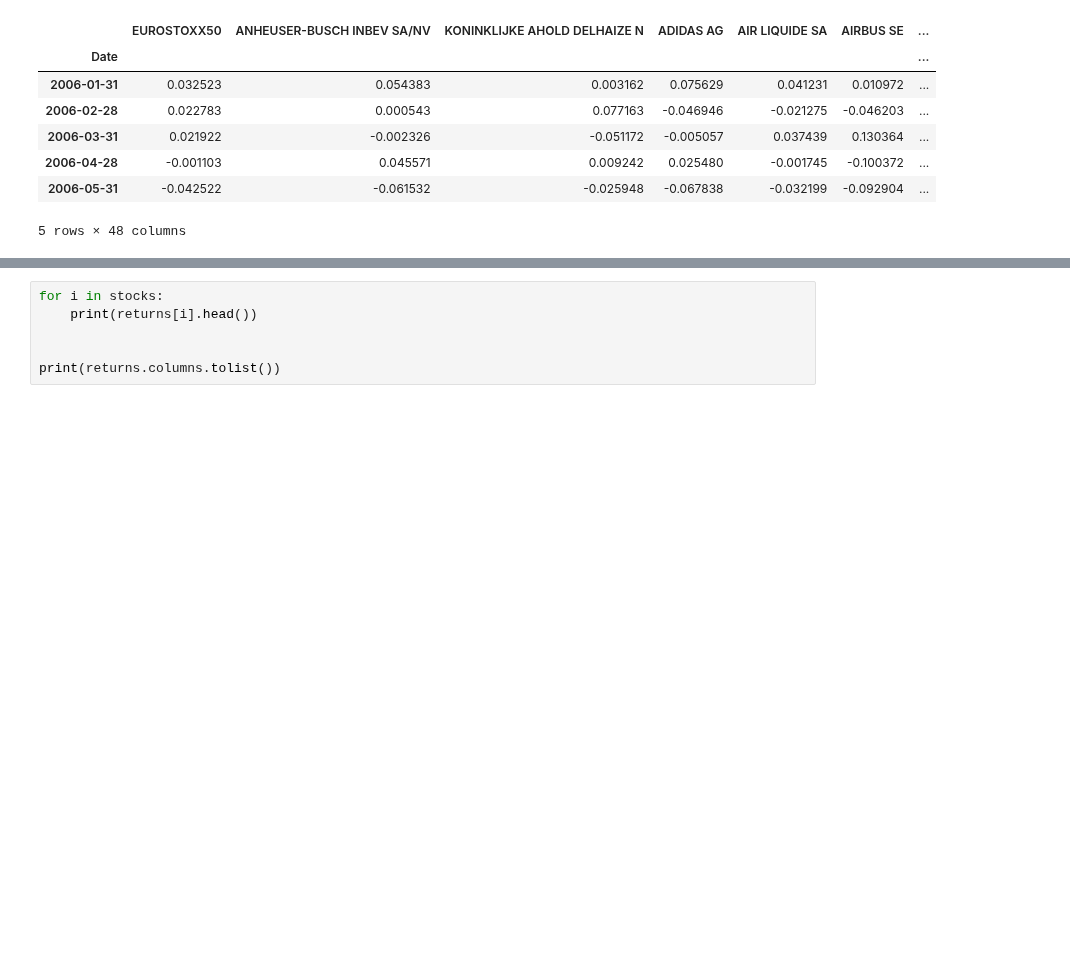
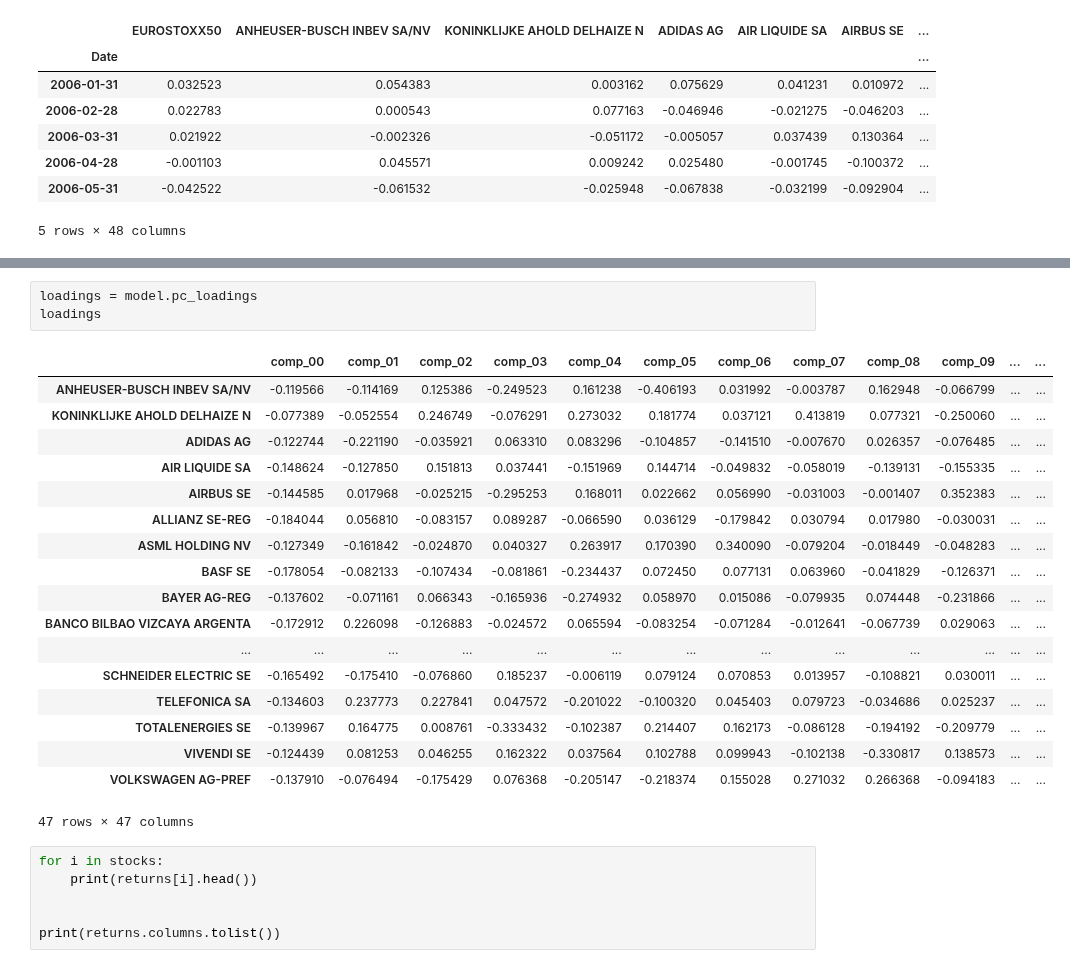
Before and after one commit to RomainCastellarnau/Financial-Econometrics-II, a Jupyter notebook: Code/core_portfolio.ipynb, the cells around one changed output, grey strips where cells are left out. Drawn from its saved outputs; the diff is of its cells as text; blank space fills up the shorter version.

```diff
--- a/Code/core_portfolio.ipynb
+++ b/Code/core_portfolio.ipynb
@@ -38,3 +90,25 @@ ValueError: Shape of passed values is (47, 47), indices imply (48, 47)
+# %%
+loadings = model.pc_loadings
+loadings
+# %% [output]
+|  | comp_00 | comp_01 | comp_02 | comp_03 | comp_04 | comp_05 | comp_06 | comp_07 | comp_08 | comp_09 | ... | ... |
+| ANHEUSER-BUSCH INBEV SA/NV | -0.119566 | -0.114169 | 0.125386 | -0.249523 | 0.161238 | -0.406193 | 0.031992 | -0.003787 | 0.162948 | -0.066799 | ... | ... |
+| KONINKLIJKE AHOLD DELHAIZE N | -0.077389 | -0.052554 | 0.246749 | -0.076291 | 0.273032 | 0.181774 | 0.037121 | 0.413819 | 0.077321 | -0.250060 | ... | ... |
+| ADIDAS AG | -0.122744 | -0.221190 | -0.035921 | 0.063310 | 0.083296 | -0.104857 | -0.141510 | -0.007670 | 0.026357 | -0.076485 | ... | ... |
+| AIR LIQUIDE SA | -0.148624 | -0.127850 | 0.151813 | 0.037441 | -0.151969 | 0.144714 | -0.049832 | -0.058019 | -0.139131 | -0.155335 | ... | ... |
+| AIRBUS SE | -0.144585 | 0.017968 | -0.025215 | -0.295253 | 0.168011 | 0.022662 | 0.056990 | -0.031003 | -0.001407 | 0.352383 | ... | ... |
+| ALLIANZ SE-REG | -0.184044 | 0.056810 | -0.083157 | 0.089287 | -0.066590 | 0.036129 | -0.179842 | 0.030794 | 0.017980 | -0.030031 | ... | ... |
+| ASML HOLDING NV | -0.127349 | -0.161842 | -0.024870 | 0.040327 | 0.263917 | 0.170390 | 0.340090 | -0.079204 | -0.018449 | -0.048283 | ... | ... |
+| BASF SE | -0.178054 | -0.082133 | -0.107434 | -0.081861 | -0.234437 | 0.072450 | 0.077131 | 0.063960 | -0.041829 | -0.126371 | ... | ... |
+| BAYER AG-REG | -0.137602 | -0.071161 | 0.066343 | -0.165936 | -0.274932 | 0.058970 | 0.015086 | -0.079935 | 0.074448 | -0.231866 | ... | ... |
+| BANCO BILBAO VIZCAYA ARGENTA | -0.172912 | 0.226098 | -0.126883 | -0.024572 | 0.065594 | -0.083254 | -0.071284 | -0.012641 | -0.067739 | 0.029063 | ... | ... |
+| ... | ... | ... | ... | ... | ... | ... | ... | ... | ... | ... | ... | ... |
+| SCHNEIDER ELECTRIC SE | -0.165492 | -0.175410 | -0.076860 | 0.185237 | -0.006119 | 0.079124 | 0.070853 | 0.013957 | -0.108821 | 0.030011 | ... | ... |
+| TELEFONICA SA | -0.134603 | 0.237773 | 0.227841 | 0.047572 | -0.201022 | -0.100320 | 0.045403 | 0.079723 | -0.034686 | 0.025237 | ... | ... |
+| TOTALENERGIES SE | -0.139967 | 0.164775 | 0.008761 | -0.333432 | -0.102387 | 0.214407 | 0.162173 | -0.086128 | -0.194192 | -0.209779 | ... | ... |
+| VIVENDI SE | -0.124439 | 0.081253 | 0.046255 | 0.162322 | 0.037564 | 0.102788 | 0.099943 | -0.102138 | -0.330817 | 0.138573 | ... | ... |
+| VOLKSWAGEN AG-PREF | -0.137910 | -0.076494 | -0.175429 | 0.076368 | -0.205147 | -0.218374 | 0.155028 | 0.271032 | 0.266368 | -0.094183 | ... | ... |
+47 rows × 47 columns
 # %%
 for i in stocks:
     print(returns[i].head())
```
Also changed, not shown: parts of 6 cells of this notebook, 1 other file.
